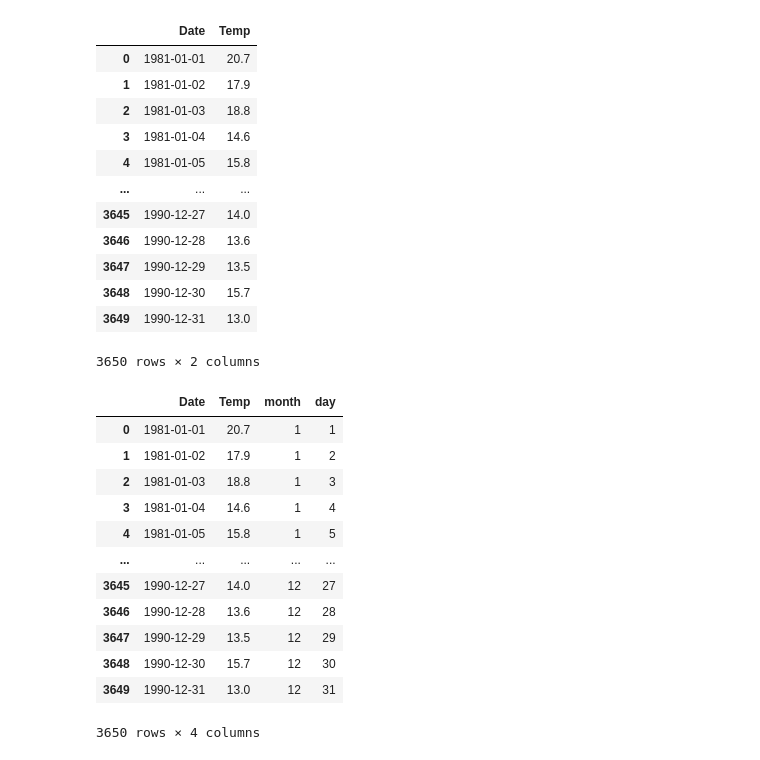
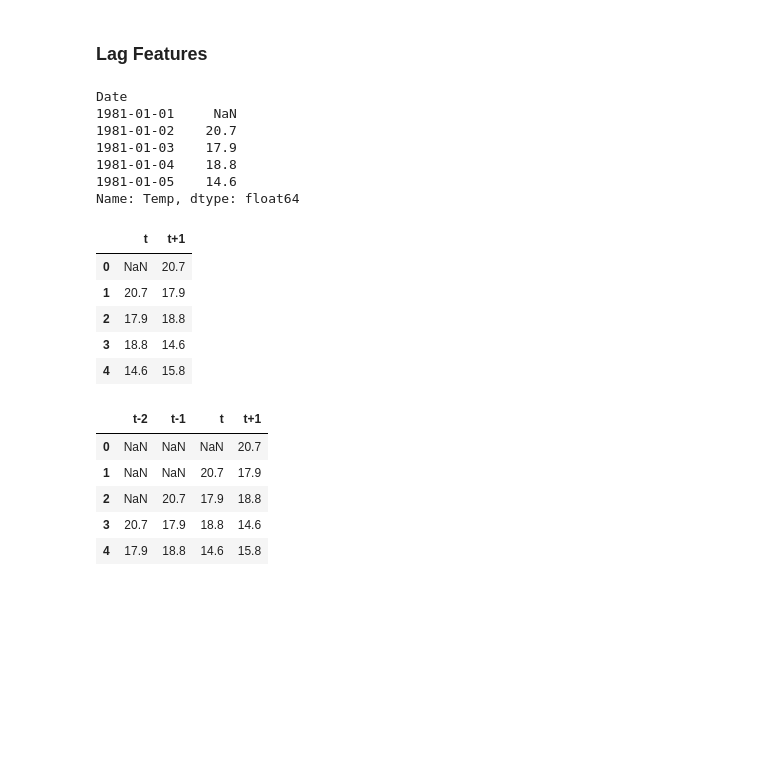
Before and after one commit to Nyahua/ds-learning, a Jupyter notebook: Introduction-to-Time-Series/ch05-feature_engineering.ipynb, the cells around one changed output. Cells and saved outputs as stored; diff of their text form; code cells hidden in the pictures; blank space fills up the shorter version.

```diff
--- a/Introduction-to-Time-Series/ch05-feature_engineering.ipynb
+++ b/Introduction-to-Time-Series/ch05-feature_engineering.ipynb
@@ -1,3 +1,6 @@
 # %%
 import pandas as pd
 import numpy as np
+# %%
+series = pd.read_csv('datasets/daily-min-temperatures.csv', parse_dates=[0], index_col=0, squeeze=True)
+series.head()
@@ -4,36 +28,40 @@ import numpy as np
+# %% [markdown]
+### Lag Features
+# %%
+series.shift(1).head()
+# %% [output]
+Date
+1981-01-01     NaN
+1981-01-02    20.7
+1981-01-03    17.9
+1981-01-04    18.8
+1981-01-05    14.6
+Name: Temp, dtype: float64
+# %%
+df = pd.DataFrame(
+    {'t': series.shift(1),
+     't+1': series}
+).reset_index(drop=True)
+df.head()
+# %% [output]
+|  | t | t+1 |
+| 0 | NaN | 20.7 |
+| 1 | 20.7 | 17.9 |
+| 2 | 17.9 | 18.8 |
+| 3 | 18.8 | 14.6 |
+| 4 | 14.6 | 15.8 |
 # %%
-df = pd.read_csv('datasets/daily-min-temperatures.csv', parse_dates=[0])
-df
+df = pd.DataFrame(
+    {'t-2': series.shift(3),
+     't-1': series.shift(2),
+     't': series.shift(1),
+     't+1': series}
+).reset_index(drop=True)
+df.head()
 # %% [output]
-|  | Date | Temp |
-| 0 | 1981-01-01 | 20.7 |
-| 1 | 1981-01-02 | 17.9 |
-| 2 | 1981-01-03 | 18.8 |
-| 3 | 1981-01-04 | 14.6 |
-| 4 | 1981-01-05 | 15.8 |
-| ... | ... | ... |
-| 3645 | 1990-12-27 | 14.0 |
-| 3646 | 1990-12-28 | 13.6 |
-| 3647 | 1990-12-29 | 13.5 |
-| 3648 | 1990-12-30 | 15.7 |
-| 3649 | 1990-12-31 | 13.0 |
+|  | t-2 | t-1 | t | t+1 |
+| 0 | NaN | NaN | NaN | 20.7 |
+| 1 | NaN | NaN | 20.7 | 17.9 |
+| 2 | NaN | 20.7 | 17.9 | 18.8 |
+| 3 | 20.7 | 17.9 | 18.8 | 14.6 |
+| 4 | 17.9 | 18.8 | 14.6 | 15.8 |
-3650 rows × 2 columns
-# %%
-df['month'] = df.Date.dt.month
-df['day'] = df.Date.dt.day
-# df.set_index('Date', inplace=True)
-df
-# %% [output]
-|  | Date | Temp | month | day |
-| 0 | 1981-01-01 | 20.7 | 1 | 1 |
-| 1 | 1981-01-02 | 17.9 | 1 | 2 |
-| 2 | 1981-01-03 | 18.8 | 1 | 3 |
-| 3 | 1981-01-04 | 14.6 | 1 | 4 |
-| 4 | 1981-01-05 | 15.8 | 1 | 5 |
-| ... | ... | ... | ... | ... |
-| 3645 | 1990-12-27 | 14.0 | 12 | 27 |
-| 3646 | 1990-12-28 | 13.6 | 12 | 28 |
-| 3647 | 1990-12-29 | 13.5 | 12 | 29 |
-| 3648 | 1990-12-30 | 15.7 | 12 | 30 |
-| 3649 | 1990-12-31 | 13.0 | 12 | 31 |
-3650 rows × 4 columns
```
Also changed, not shown: parts of 8 cells of this notebook, 2 other files.
